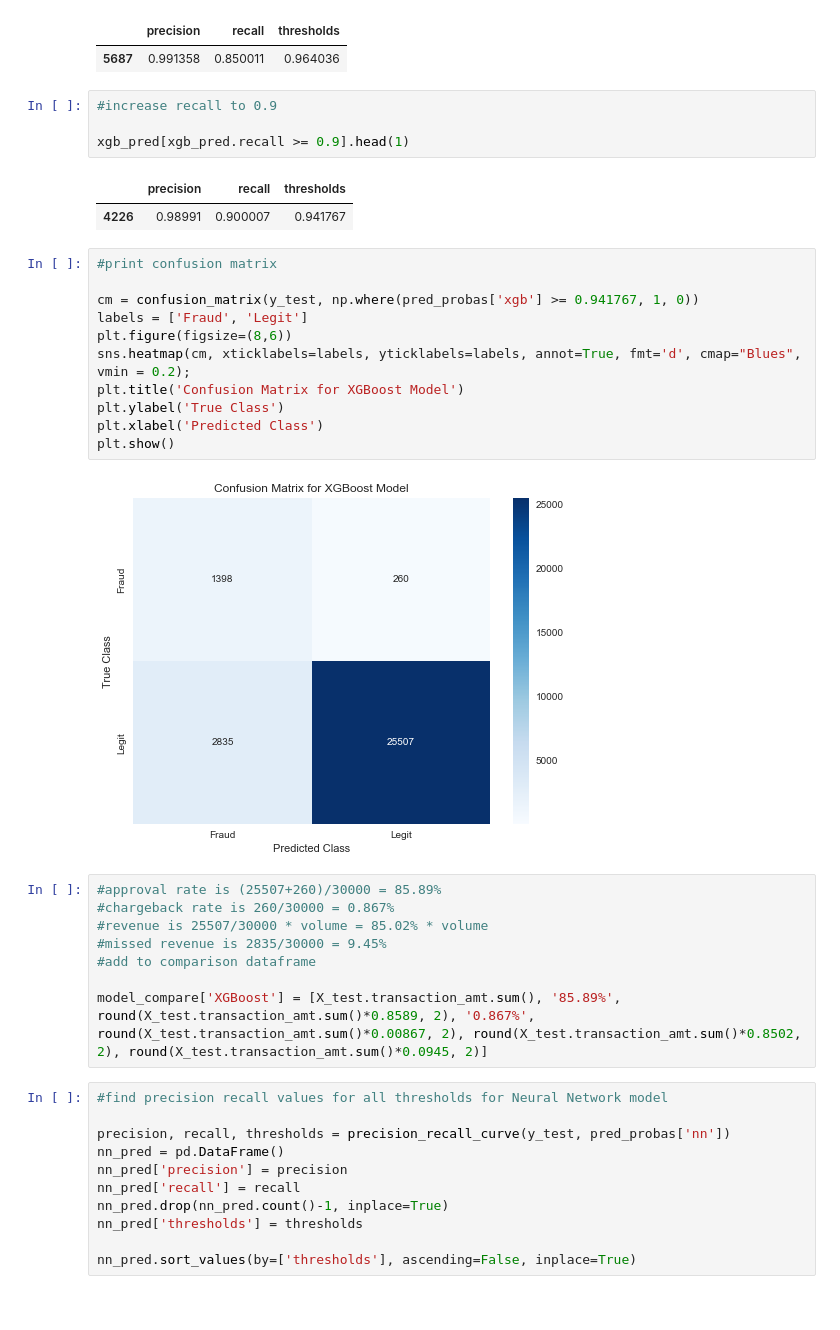
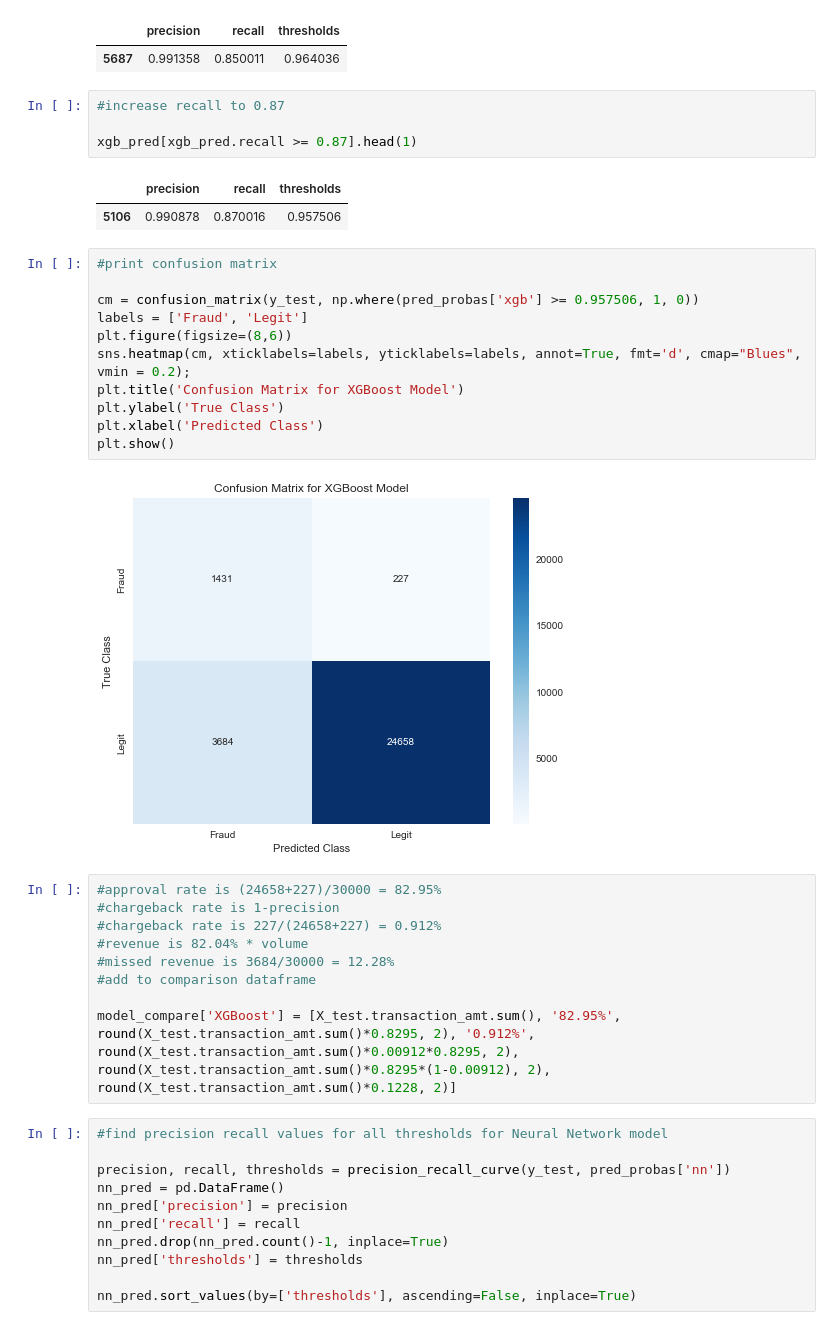
Before and after one commit to feifeikong/Fraud_Detection_Capstone, a Jupyter notebook: Capstone 3 - Preprocessing & Modeling.ipynb, the cells around one changed output. Saved outputs shown, nothing was run; the diff lists cells and outputs as text.

Commit message:
updated chargeback metric, recall values

```diff
--- a/Capstone 3 - Preprocessing & Modeling.ipynb
+++ b/Capstone 3 - Preprocessing & Modeling.ipynb
@@ -465,33 +472,34 @@ xgb_pred[xgb_pred.recall >= 0.85].head(1)
 |  | precision | recall | thresholds |
 | 5687 | 0.991358 | 0.850011 | 0.964036 |
 # %%
-#increase recall to 0.9
+#increase recall to 0.87
 
-xgb_pred[xgb_pred.recall >= 0.9].head(1)
+xgb_pred[xgb_pred.recall >= 0.87].head(1)
 # %% [output]
 |  | precision | recall | thresholds |
-| 4226 | 0.98991 | 0.900007 | 0.941767 |
+| 5106 | 0.990878 | 0.870016 | 0.957506 |
 # %%
 #print confusion matrix
 
-cm = confusion_matrix(y_test, np.where(pred_probas['xgb'] >= 0.941767, 1, 0))
+cm = confusion_matrix(y_test, np.where(pred_probas['xgb'] >= 0.957506, 1, 0))
 labels = ['Fraud', 'Legit']
 plt.figure(figsize=(8,6))
 sns.heatmap(cm, xticklabels=labels, yticklabels=labels, annot=True, fmt='d', cmap="Blues", vmin = 0.2);
 plt.title('Confusion Matrix for XGBoost Model')
 plt.ylabel('True Class')
 plt.xlabel('Predicted Class')
 plt.show()
 # %% [output]
-[figure, old version]
+[figure, new version]
 # %%
-#approval rate is (25507+260)/30000 = 85.89%
-#chargeback rate is 260/30000 = 0.867%
-#revenue is 25507/30000 * volume = 85.02% * volume
-#missed revenue is 2835/30000 = 9.45%
+#approval rate is (24658+227)/30000 = 82.95%
+#chargeback rate is 1-precision
+#chargeback rate is 227/(24658+227) = 0.912%
+#revenue is 82.04% * volume
+#missed revenue is 3684/30000 = 12.28%
 #add to comparison dataframe
 
-model_compare['XGBoost'] = [X_test.transaction_amt.sum(), '85.89%', round(X_test.transaction_amt.sum()*0.8589, 2), '0.867%', round(X_test.transaction_amt.sum()*0.00867, 2), round(X_test.transaction_amt.sum()*0.8502, 2), round(X_test.transaction_amt.sum()*0.0945, 2)]
+model_compare['XGBoost'] = [X_test.transaction_amt.sum(), '82.95%', round(X_test.transaction_amt.sum()*0.8295, 2), '0.912%', round(X_test.transaction_amt.sum()*0.00912*0.8295, 2), round(X_test.transaction_amt.sum()*0.8295*(1-0.00912), 2), round(X_test.transaction_amt.sum()*0.1228, 2)]
 # %%
 #find precision recall values for all thresholds for Neural Network model
 
```
Also changed, not shown: parts of 25 cells of this notebook.
